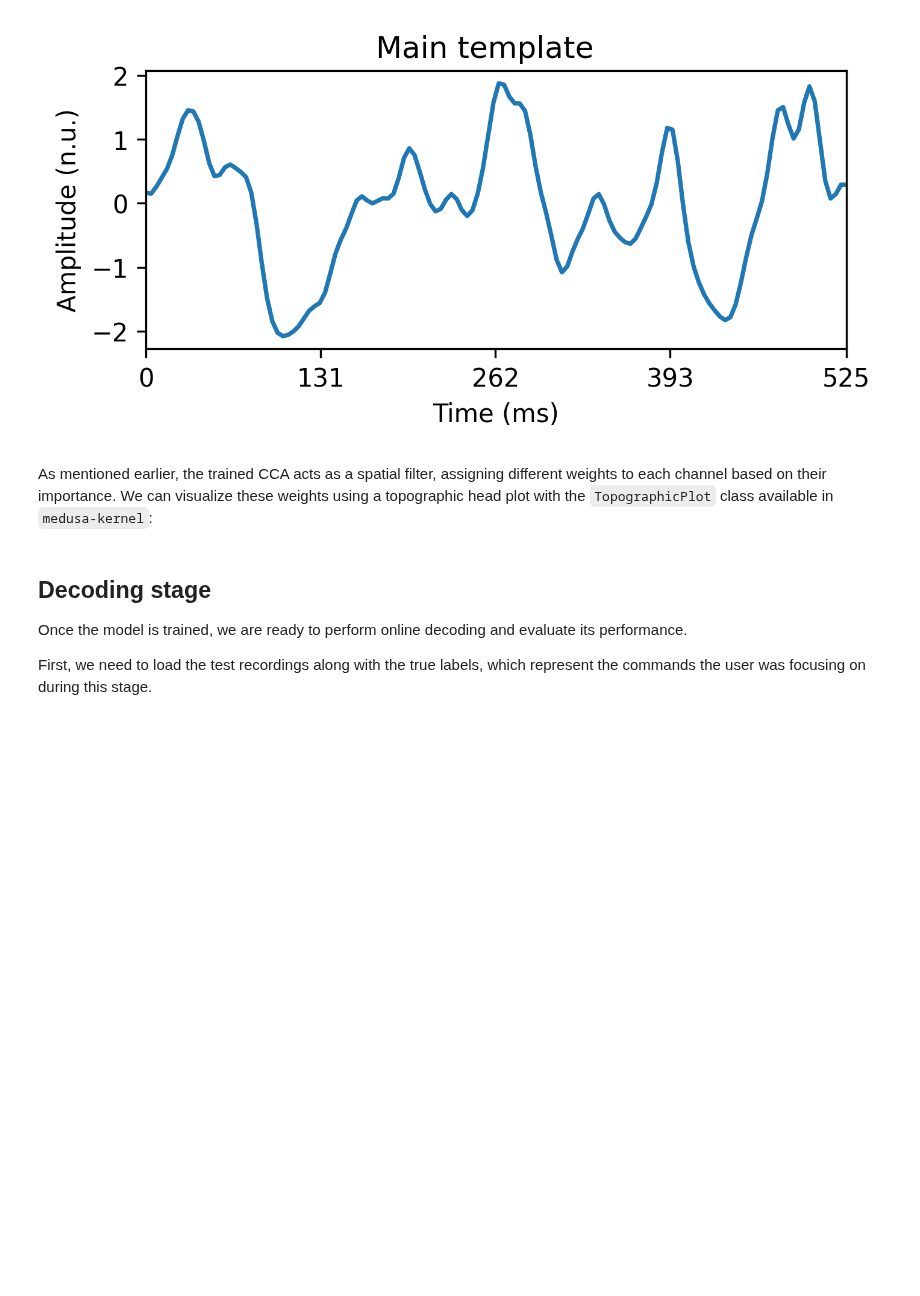
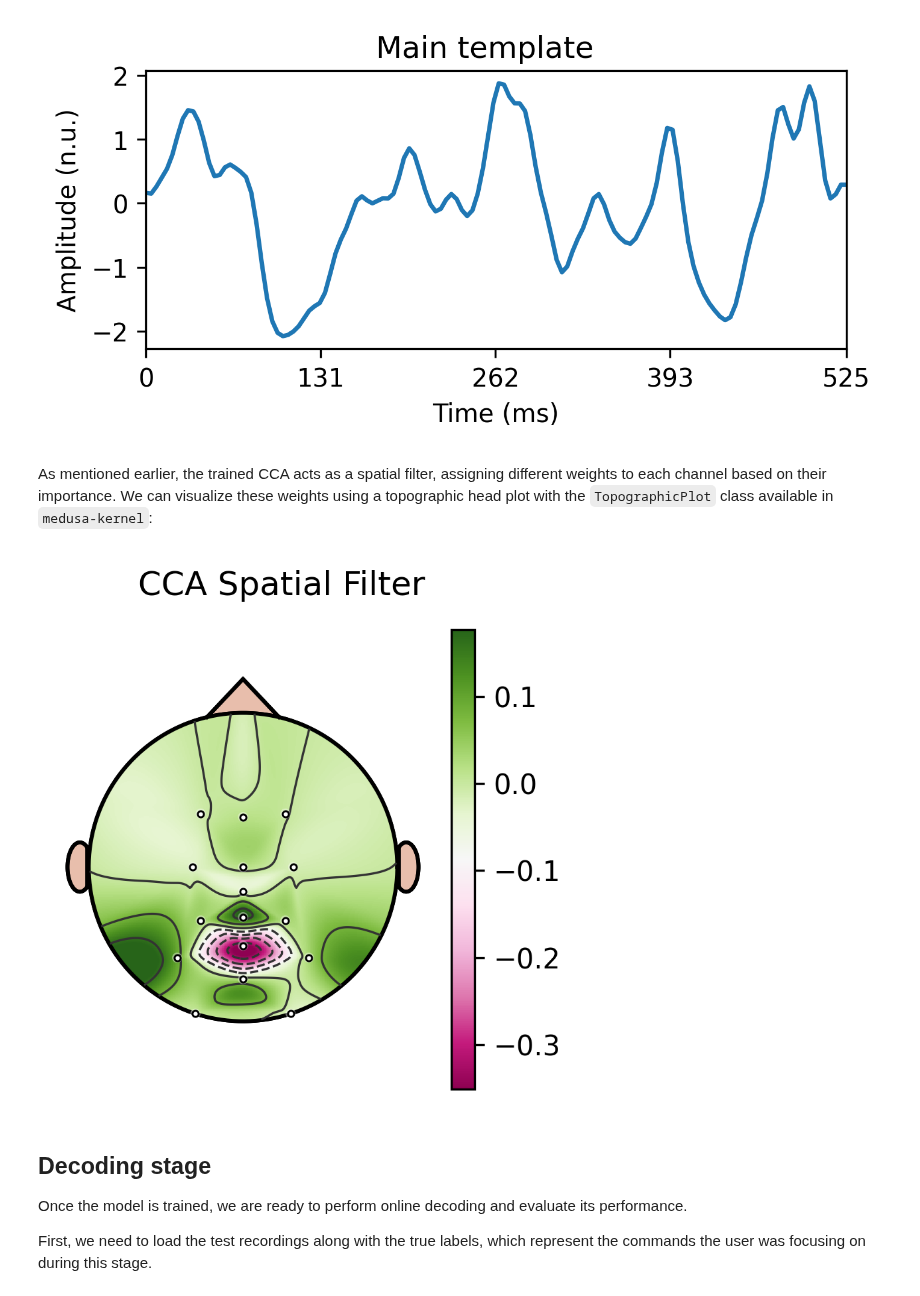
Before and after one commit to medusabci/medusa-tutorials, a Jupyter notebook: cvep_spellers_tut.ipynb, the cells around one changed output. Cells and saved outputs as stored; diff of their text form; code cells hidden in the pictures; blank space fills up the shorter version.

```diff
--- a/cvep_spellers_tut.ipynb
+++ b/cvep_spellers_tut.ipynb
@@ -263,24 +266,25 @@ head plot with the `TopographicPlot` class available in `medusa-kernel`:
 # %%
 # Get the spatial filter
 spatial_filter = cca['cca'].wy[:, 0]
 
 # Plot the values of the filter over each channel
 fig = plt.figure(figsize=(3, 3), dpi=300)
 ax = fig.add_subplot(111)
 t_plot = head_plots.TopographicPlot(
     axes=ax,
     channel_set=train_dataset.channel_set,
     head_radius=1,
     extra_radius=0,
     cmap='PiYG',
-    plot_clabels=False,
-    fig=fig,
-    show=False
+    plot_channel_labels=False,
+    head_line_width=1.4
 )
 t_plot.update(values=spatial_filter)
 cbar = plt.colorbar(t_plot.plot_handles['color-mesh'])
 plt.suptitle('CCA Spatial Filter')
 plt.show()
+# %% [output]
+[figure, added]
 # %% [markdown]
 
 ## Decoding stage
```
Also changed, not shown: parts of 9 cells of this notebook, 1 other file.
